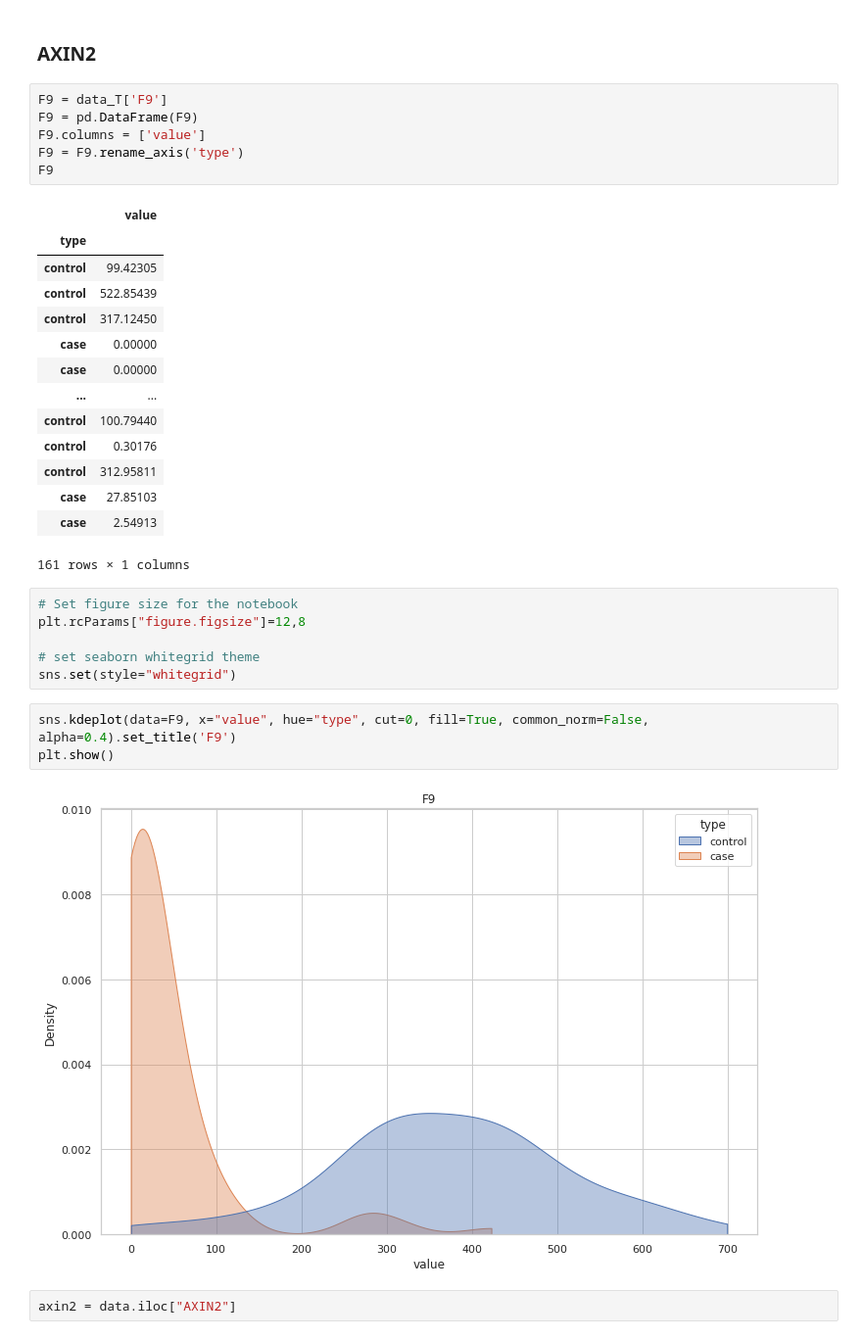
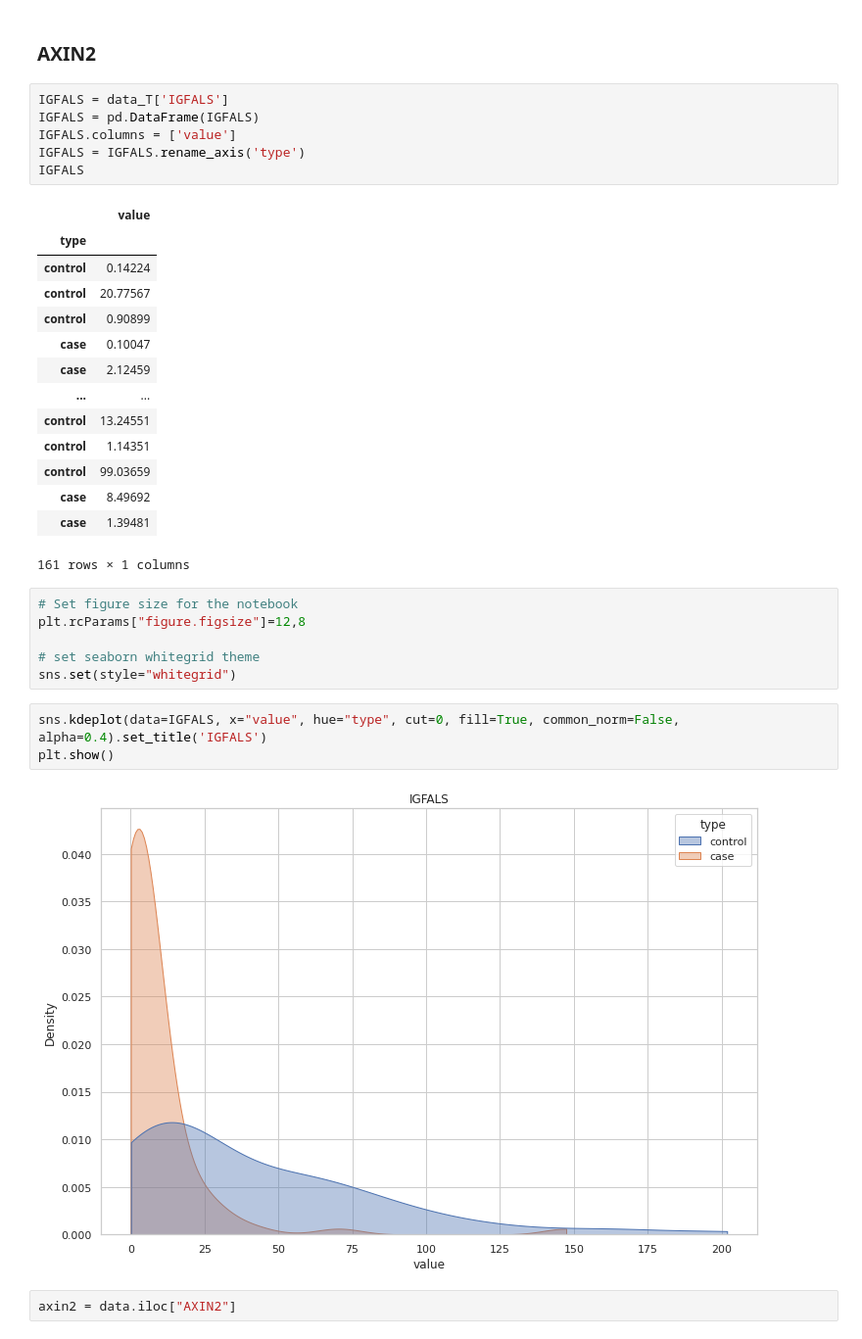
Before and after one commit to marbatlle/multiAffinity, a Jupyter notebook: 1-Obtaining-DEGs-for-HB/DEGs_HB/ES_Plots/ES_Visualization.ipynb, the cells around one changed output. Shown at 98% size. Drawn from its saved outputs; the diff is of its cells as text.

```diff
--- a/1-Obtaining-DEGs-for-HB/DEGs_HB/ES_Plots/ES_Visualization.ipynb
+++ b/1-Obtaining-DEGs-for-HB/DEGs_HB/ES_Plots/ES_Visualization.ipynb
@@ -33,25 +33,25 @@ data_T.head()
 # %% [markdown]
 ### AXIN2
 # %%
-F9 = data_T['F9']
-F9 = pd.DataFrame(F9)
-F9.columns = ['value']
-F9 = F9.rename_axis('type')
-F9
+IGFALS = data_T['IGFALS']
+IGFALS = pd.DataFrame(IGFALS)
+IGFALS.columns = ['value']
+IGFALS = IGFALS.rename_axis('type')
+IGFALS
 # %% [output]
 |  | value |
 | type |  |
-| control | 99.42305 |
-| control | 522.85439 |
-| control | 317.12450 |
-| case | 0.00000 |
-| case | 0.00000 |
+| control | 0.14224 |
+| control | 20.77567 |
+| control | 0.90899 |
+| case | 0.10047 |
+| case | 2.12459 |
 | ... | ... |
-| control | 100.79440 |
-| control | 0.30176 |
-| control | 312.95811 |
-| case | 27.85103 |
-| case | 2.54913 |
+| control | 13.24551 |
+| control | 1.14351 |
+| control | 99.03659 |
+| case | 8.49692 |
+| case | 1.39481 |
 161 rows × 1 columns
 # %%
 # Set figure size for the notebook
@@ -60,10 +60,10 @@ plt.rcParams["figure.figsize"]=12,8
 # set seaborn whitegrid theme
 sns.set(style="whitegrid")
 # %%
-sns.kdeplot(data=F9, x="value", hue="type", cut=0, fill=True, common_norm=False, alpha=0.4).set_title('F9')
+sns.kdeplot(data=IGFALS, x="value", hue="type", cut=0, fill=True, common_norm=False, alpha=0.4).set_title('IGFALS')
 plt.show()
 # %% [output]
-[figure, old version]
+[figure, new version]
 # %%
 axin2 = data.iloc["AXIN2"]
 # %%
```
Also changed, not shown: 3 other files.
